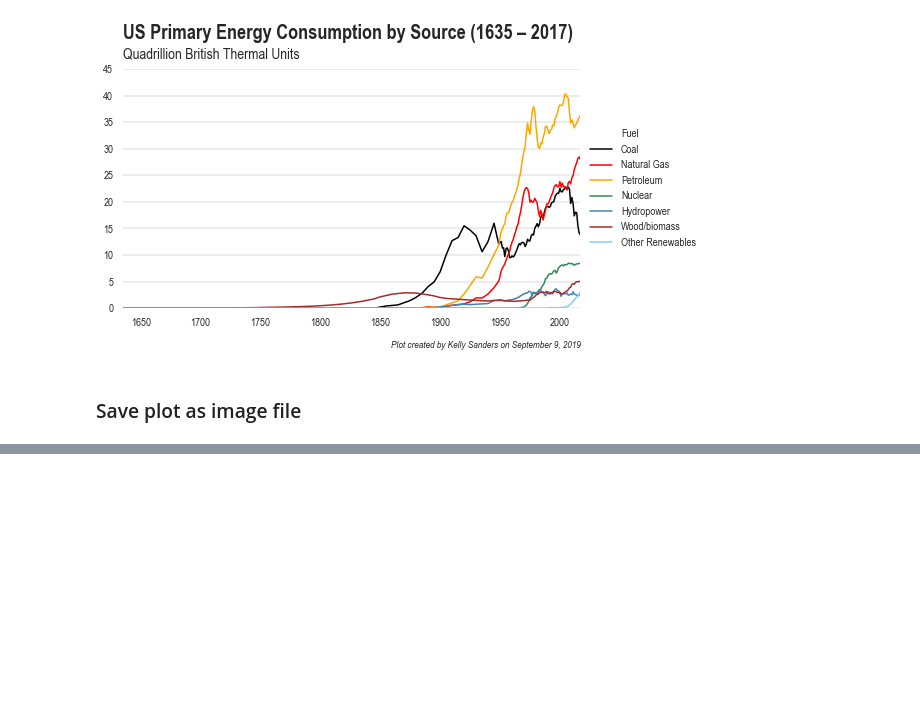
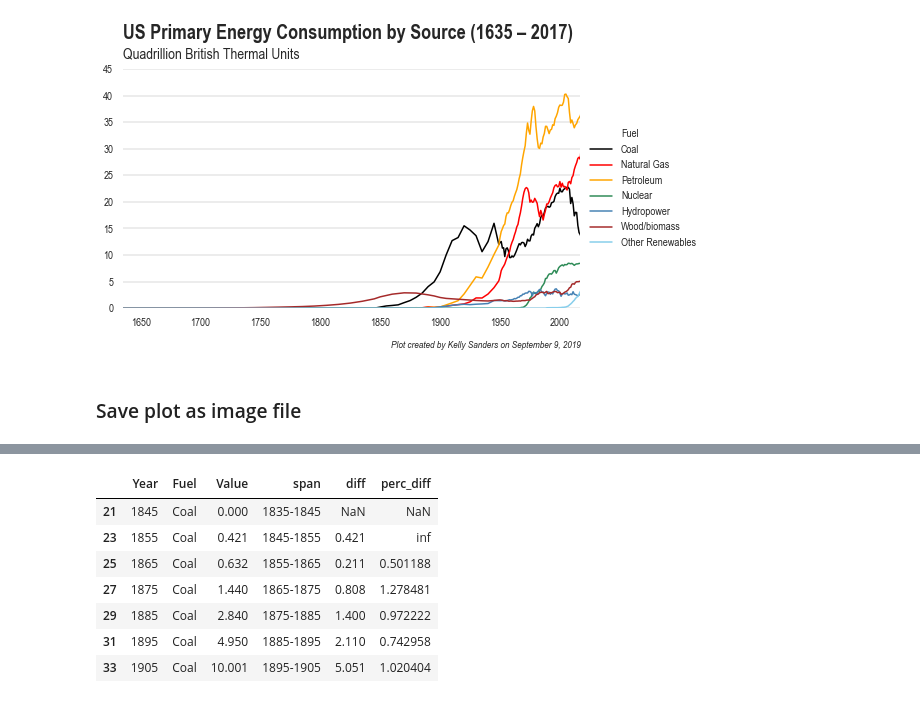
Before and after one commit to S3researchUSC/ene215-fall2019, a Jupyter notebook: 01/python/01_energy-transitions.ipynb, the cells around one changed output, grey strips where cells are left out. Cells and saved outputs as stored; diff of their text form; code cells hidden in the pictures; blank space fills up the shorter version.

```diff
--- a/01/python/01_energy-transitions.ipynb
+++ b/01/python/01_energy-transitions.ipynb
@@ -263,0 +361,11 @@ fig.savefig("Figure_Fuel-Consumption-by-Source_KTSanders.png", dpi = 600, bbox_i
+# %%
+df_rev[df_rev['Fuel'] == 'Coal']
+# %% [output]
+|  | Year | Fuel | Value | span | diff | perc_diff |
+| 21 | 1845 | Coal | 0.000 | 1835-1845 | NaN | NaN |
+| 23 | 1855 | Coal | 0.421 | 1845-1855 | 0.421 | inf |
+| 25 | 1865 | Coal | 0.632 | 1855-1865 | 0.211 | 0.501188 |
+| 27 | 1875 | Coal | 1.440 | 1865-1875 | 0.808 | 1.278481 |
+| 29 | 1885 | Coal | 2.840 | 1875-1885 | 1.400 | 0.972222 |
+| 31 | 1895 | Coal | 4.950 | 1885-1895 | 2.110 | 0.742958 |
+| 33 | 1905 | Coal | 10.001 | 1895-1905 | 5.051 | 1.020404 |
```
Also changed, not shown: parts of 26 cells of this notebook, 1 other file.
